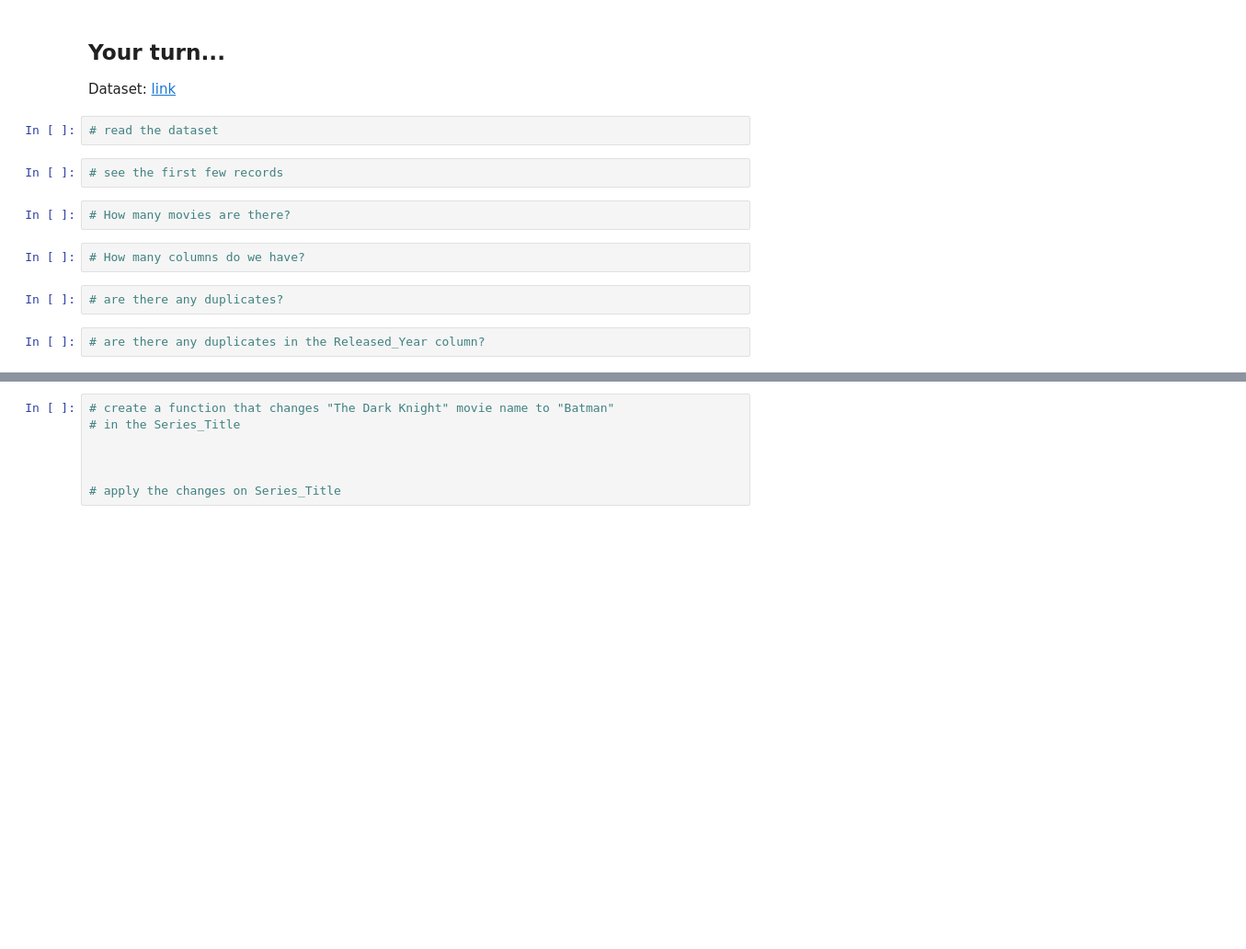
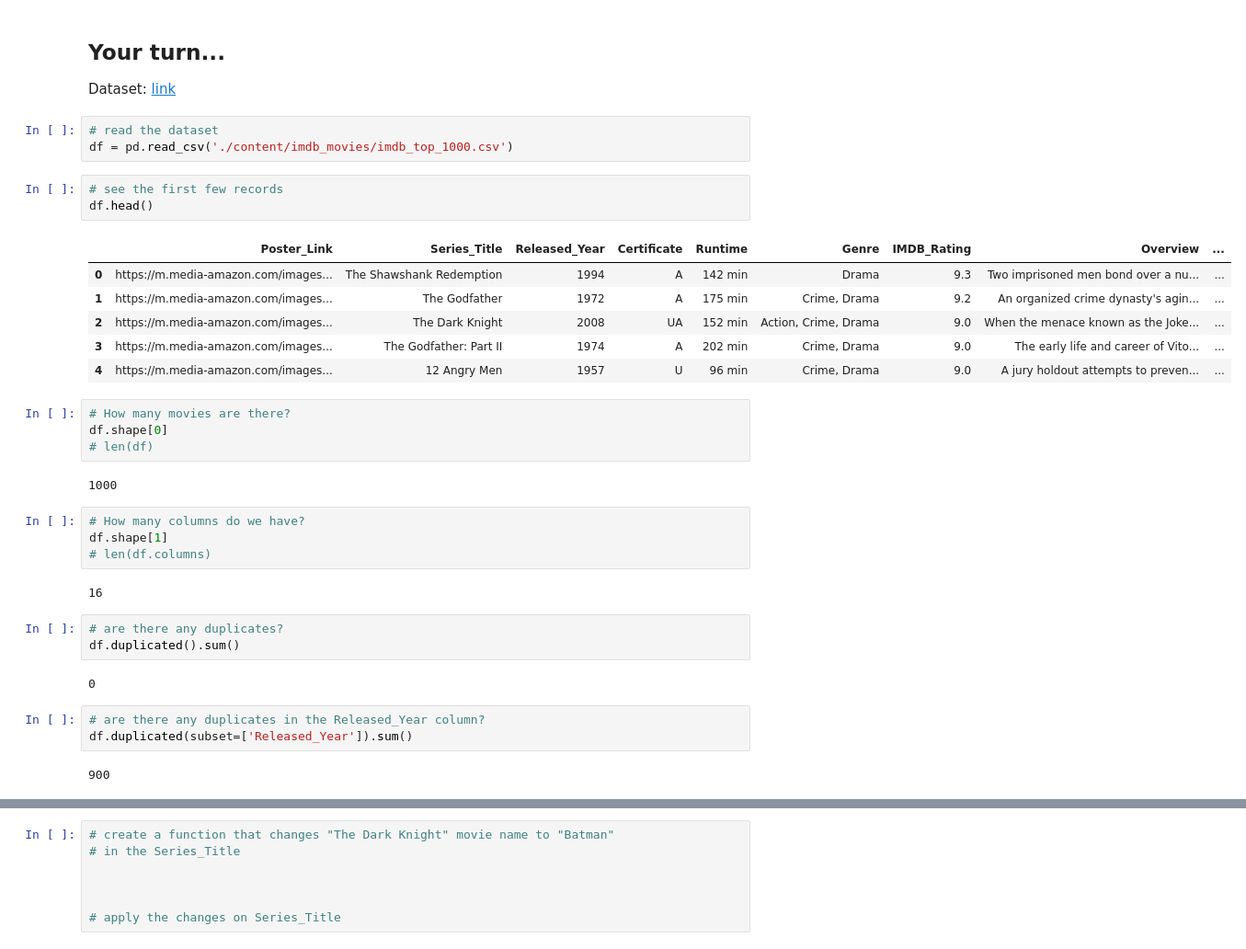
Before and after one commit to Mik-Ese/ensf544-labs, a Jupyter notebook: lab01/Lab 1_Working_with_Pandas_and_EDA_ENSF_544_Student_Version.ipynb, the cells around one changed output, grey strips where cells are left out. Shown at 92% size. Drawn from its saved outputs; the diff is of its cells as text; blank space fills up the shorter version.

```diff
--- a/lab01/Lab 1_Working_with_Pandas_and_EDA_ENSF_544_Student_Version.ipynb
+++ b/lab01/Lab 1_Working_with_Pandas_and_EDA_ENSF_544_Student_Version.ipynb
@@ -291,15 +301,38 @@ after the modification values are:  ['2Storey' '1Storey' '1.5Fin' '1.5Unf' 'SFoy
 Dataset: [link](https://www.kaggle.com/datasets/harshitshankhdhar/imdb-dataset-of-top-1000-movies-and-tv-shows)
 # %%
 # read the dataset
+df = pd.read_csv('./content/imdb_movies/imdb_top_1000.csv')
 # %%
 # see the first few records
+df.head()
+# %% [output]
+|  | Poster_Link | Series_Title | Released_Year | Certificate | Runtime | Genre | IMDB_Rating | Overview | ... |
+| 0 | https://m.media-amazon.com/images... | The Shawshank Redemption | 1994 | A | 142 min | Drama | 9.3 | Two imprisoned men bond over a nu... | ... |
+| 1 | https://m.media-amazon.com/images... | The Godfather | 1972 | A | 175 min | Crime, Drama | 9.2 | An organized crime dynasty's agin... | ... |
+| 2 | https://m.media-amazon.com/images... | The Dark Knight | 2008 | UA | 152 min | Action, Crime, Drama | 9.0 | When the menace known as the Joke... | ... |
+| 3 | https://m.media-amazon.com/images... | The Godfather: Part II | 1974 | A | 202 min | Crime, Drama | 9.0 | The early life and career of Vito... | ... |
+| 4 | https://m.media-amazon.com/images... | 12 Angry Men | 1957 | U | 96 min | Crime, Drama | 9.0 | A jury holdout attempts to preven... | ... |
 # %%
 # How many movies are there?
+df.shape[0]
+# len(df)
+# %% [output]
+1000
 # %%
 # How many columns do we have?
+df.shape[1]
+# len(df.columns)
+# %% [output]
+16
 # %%
 # are there any duplicates?
+df.duplicated().sum()
+# %% [output]
+0
 # %%
 # are there any duplicates in the Released_Year column?
+df.duplicated(subset=['Released_Year']).sum()
+# %% [output]
+900
 # %%
 # take a look at the datatypes
```
Also changed, not shown: parts of 14 cells of this notebook, 7 other files.
